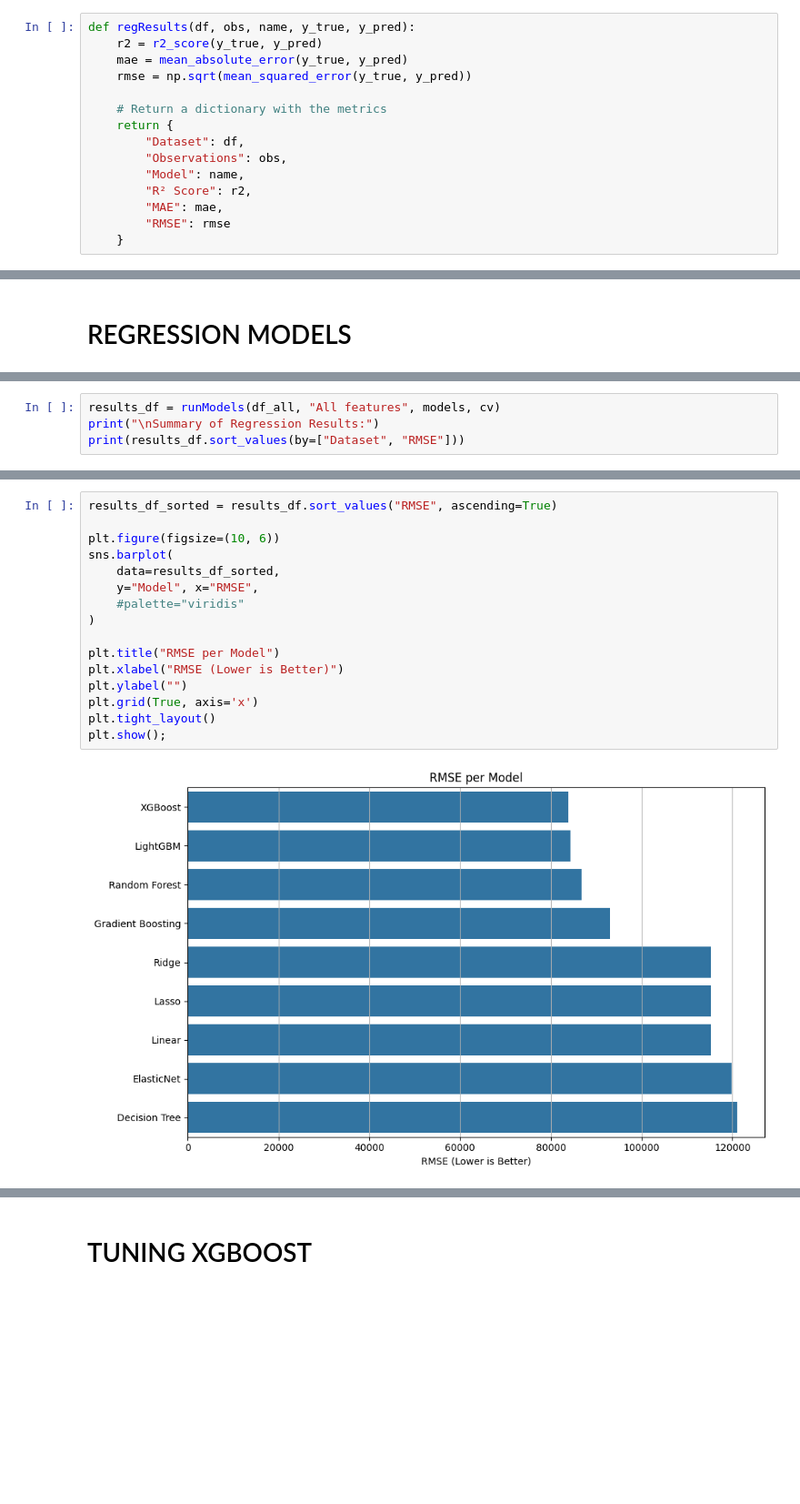
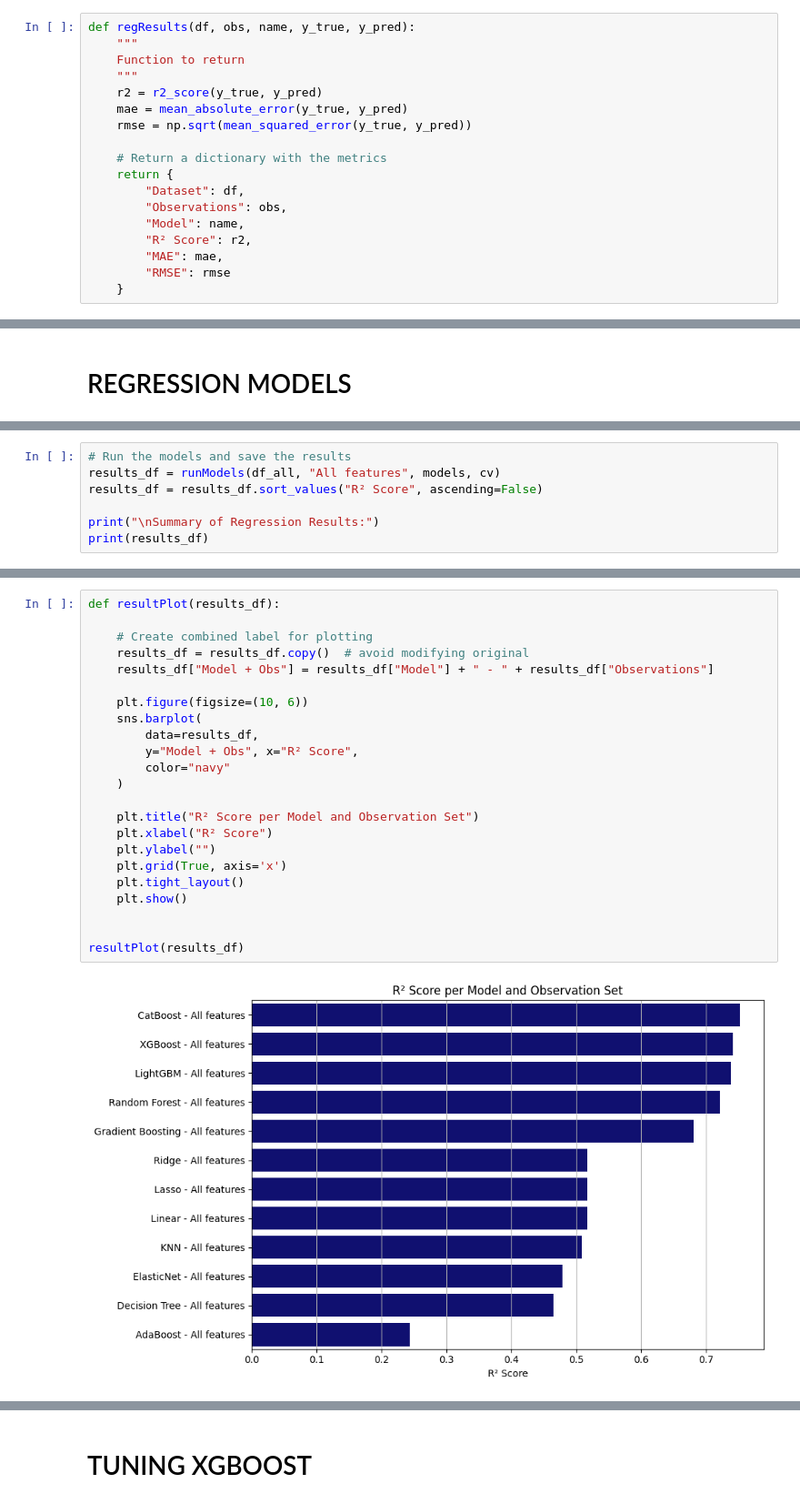
Before and after one commit to Manu1175/challenge-regression, a Jupyter notebook: ML_Jordi_Kfold v3.ipynb, the cells around one changed output, grey strips where cells are left out. Shown: that part at 91% size. Saved outputs shown, nothing was run; the diff lists cells and outputs as text; blank space fills up the shorter version.

```diff
--- a/ML_Jordi_Kfold v3.ipynb
+++ b/ML_Jordi_Kfold v3.ipynb
@@ -105,5 +134,8 @@ def splitDF(df, target):
 # %%
 def regResults(df, obs, name, y_true, y_pred):
+    """
+    Function to return
+    """
     r2 = r2_score(y_true, y_pred)
     mae = mean_absolute_error(y_true, y_pred)
     rmse = np.sqrt(mean_squared_error(y_true, y_pred))
@@ -167,6 +247,9 @@ def runModels(df_all, obs, models, cv):
 # %%
+# Run the models and save the results
 results_df = runModels(df_all, "All features", models, cv)
+results_df = results_df.sort_values("R² Score", ascending=False)
+
 print("\nSummary of Regression Results:")
-print(results_df.sort_values(by=["Dataset", "RMSE"]))
+print(results_df)
 # %% [output]
 Summary of Regression Results:
@@ -183,18 +269,25 @@ Summary of Regression Results:
 # %%
-results_df_sorted = results_df.sort_values("RMSE", ascending=True)
+def resultPlot(results_df):
 
-plt.figure(figsize=(10, 6))
-sns.barplot(
-    data=results_df_sorted,
-    y="Model", x="RMSE",
-    #palette="viridis"
-)
+    # Create combined label for plotting
+    results_df = results_df.copy()  # avoid modifying original
+    results_df["Model + Obs"] = results_df["Model"] + " - " + results_df["Observations"]
 
-plt.title("RMSE per Model")
-plt.xlabel("RMSE (Lower is Better)")
-plt.ylabel("")
-plt.grid(True, axis='x')
-plt.tight_layout()
-plt.show();
+    plt.figure(figsize=(10, 6))
+    sns.barplot(
+        data=results_df,
+        y="Model + Obs", x="R² Score",
+        color="navy"
+    )
+
+    plt.title("R² Score per Model and Observation Set")
+    plt.xlabel("R² Score")
+    plt.ylabel("")
+    plt.grid(True, axis='x')
+    plt.tight_layout()
+    plt.show()
+
+
+resultPlot(results_df)
 # %% [output]
-[figure, old version]
+[figure, new version]
```
Also changed, not shown: parts of 21 cells of this notebook, 5 other files.
